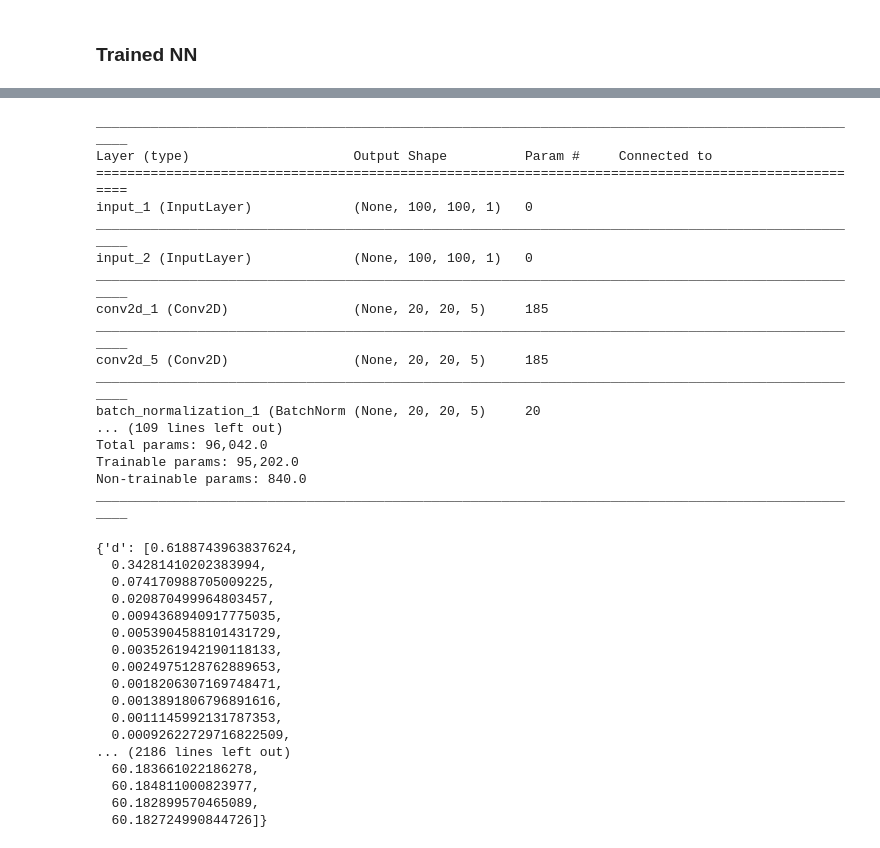
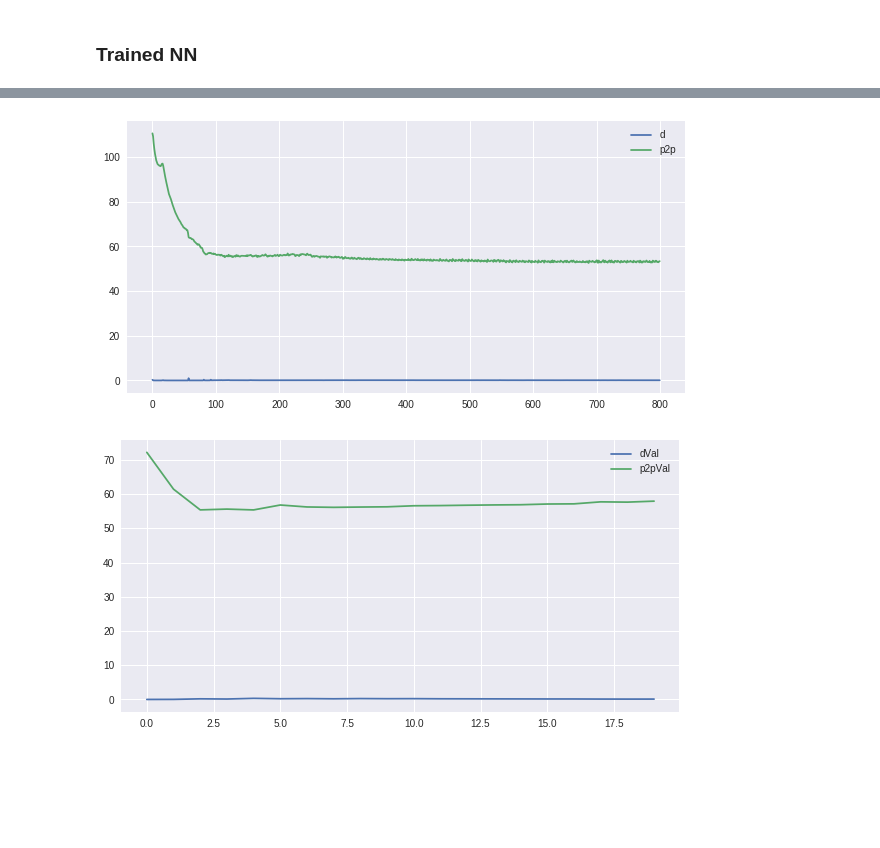
Before and after one commit to astromid/diploma-texture-synthesis, a Jupyter notebook: code/sand_gan.ipynb, the cells around one changed output, grey strips where cells are left out. Drawn from its saved outputs; the diff is of its cells as text; code cells hidden in the pictures; blank space fills up the shorter version.

Commit message:
trained trend2-nf8 model, new utility functions

```diff
--- a/code/sand_gan.ipynb
+++ b/code/sand_gan.ipynb
@@ -275,17 +276,17 @@ def d_generator(dataGen, atob, dout_size):
     while True:
         # фейковая тройка
         a1_fake, a2_fake, _ = next(dataGen)
-        b_fake = atob.predict([a1_fake, a2_fake])
+        a_fake = np.concatenate((a1_fake, a2_fake), axis=3)
+        b_fake = atob.predict(a_fake)
         # реальная тройка
         a1_real, a2_real, b_real = next(dataGen)
         # объединяем в единый batch
-        a_fake = np.concatenate((a1_fake, a2_fake), axis=3)
         a_real = np.concatenate((a1_real, a2_real), axis=3)
         batch_a = np.concatenate((a_fake, a_real), axis=0)
         batch_b = np.concatenate((b_fake, b_real), axis=0)
-        batch_x = [batch_a, batch_b]
+        batch_x = np.concatenate((batch_a, batch_b), axis=3)
         # labels: fake - 1, real- 0
-        batch_y = np.ones((batch_x[0].shape[0], 1) + dout_size)
+        batch_y = np.ones((batch_x.shape[0], 1) + dout_size)
         batch_y[a_fake.shape[0]:] = 0
         yield batch_x, batch_y
 # %%
@@ -347,8 +360,11 @@ def train(atob, d, p2p, trainGen, valGen, epochs, trainSamples, samplesPerBatch)
 # %%
 # создание моделей
-f_gen = full_generator(5)
-d = discriminator(5)
+nf = 8
+f_gen = g_unet(nf)
+d = discriminator(nf)
 p2p = pix2pix(f_gen, d)
+plot_models(f_gen, d, p2p)
 # %%
 # обучение
-losses = train(f_gen, d, p2p, trainGen, valGen, epochs=100, trainSamples=N_train, samplesPerBatch=16)
+losses = train(f_gen, d, p2p, trainGen, valGen, epochs=20, trainSamples=N_train, samplesPerBatch=50)
+save_models(f_gen, d, p2p, losses)
@@ -355,7 +373,15 @@ losses = train(f_gen, d, p2p, trainGen, valGen, epochs=100, trainSamples=N_train
 # %% [markdown]
 ### Trained NN
 # %%
-plt.figure(figsize=(10,5))
-plt.plot(losses['d'], label='d')
-plt.plot(losses['p2p'], label='p2p')
-plt.legend()
+def plot_losses(losses):
+    plt.figure(figsize=(10,5))
+    plt.plot(losses['d'], label='d')
+    plt.plot(losses['p2p'], label='p2p')
+    plt.legend()
+    plt.savefig('trained_models/trend2/nf8/loss_train.png')
+
+    plt.figure(figsize=(10,5))
+    plt.plot(losses['dVal'], label='dVal')
+    plt.plot(losses['p2pVal'], label='p2pVal')
+    plt.legend()
+    plt.savefig('trained_models/trend2/nf8/loss_val.png')
@@ -428,40 +387,0 @@ AttributeError: module 'pydot' has no attribute 'find_graphviz'
-# %%
-f_gen.summary()
-# %% [output]
-____________________________________________________________________________________________________
-Layer (type)                     Output Shape          Param #     Connected to
-====================================================================================================
-input_1 (InputLayer)             (None, 100, 100, 1)   0
-____________________________________________________________________________________________________
-input_2 (InputLayer)             (None, 100, 100, 1)   0
-____________________________________________________________________________________________________
-conv2d_1 (Conv2D)                (None, 20, 20, 5)     185
-____________________________________________________________________________________________________
-conv2d_5 (Conv2D)                (None, 20, 20, 5)     185
-____________________________________________________________________________________________________
-batch_normalization_1 (BatchNorm (None, 20, 20, 5)     20
-... (109 lines left out)
-Total params: 96,042.0
-Trainable params: 95,202.0
-Non-trainable params: 840.0
-____________________________________________________________________________________________________
-# %%
-losses
-# %% [output]
-{'d': [0.6188743963837624,
-  0.34281410202383994,
-  0.074170988705009225,
-  0.020870499964803457,
-  0.0094368940917775035,
-  0.0053904588101431729,
-  0.0035261942190118133,
-  0.0024975128762889653,
-  0.0018206307169748471,
-  0.0013891806796891616,
-  0.0011145992131787353,
-  0.00092622729716822509,
-... (2186 lines left out)
-  60.183661022186278,
-  60.184811000823977,
-  60.182899570465089,
-  60.182724990844726]}
@@ -467,0 +410,5 @@ losses
+# %%
+plot_losses(losses)
+# %% [output]
+[figure, added]
+[figure, added]
```
Also changed, not shown: parts of 32 cells of this notebook, 14 other files.
